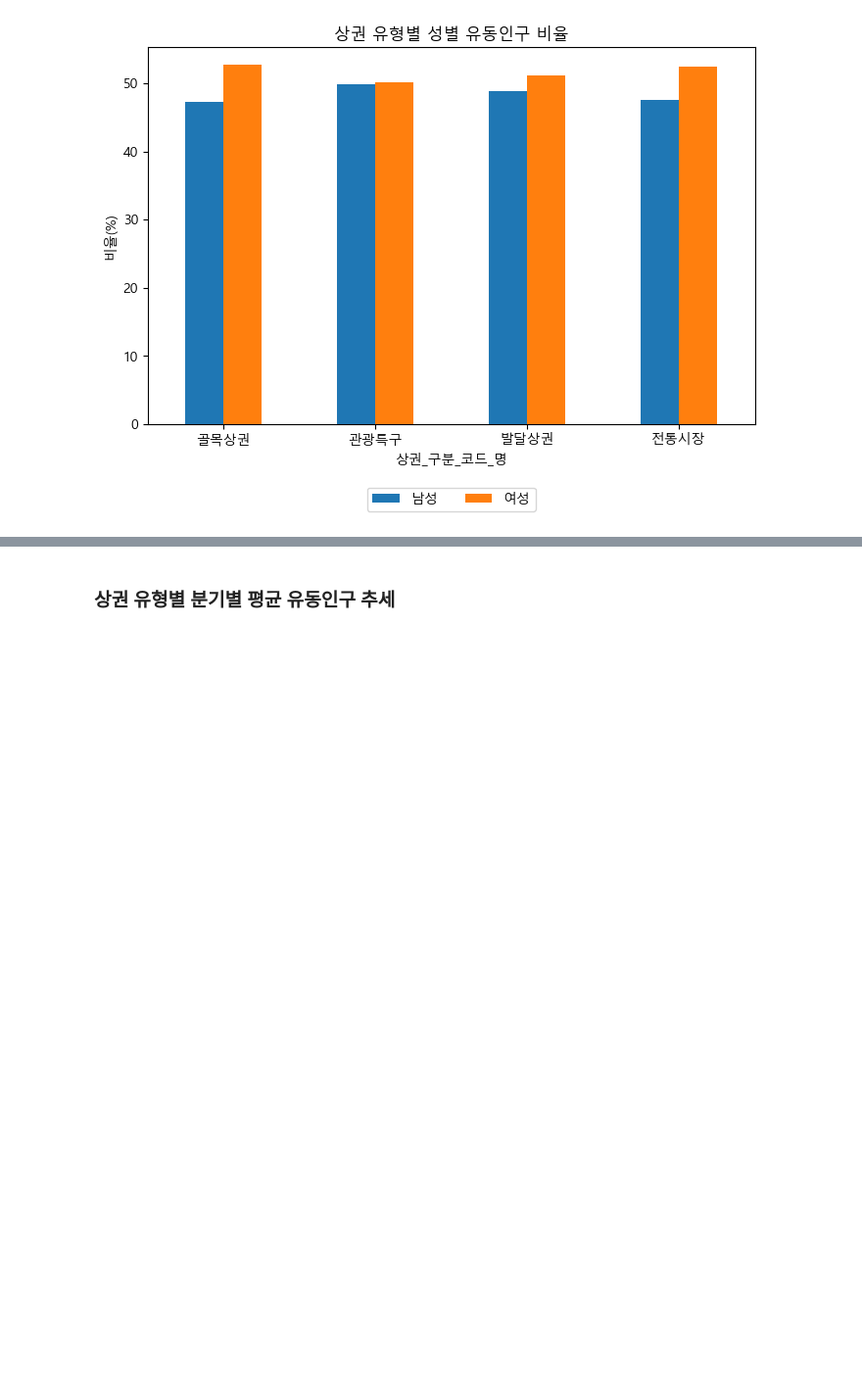
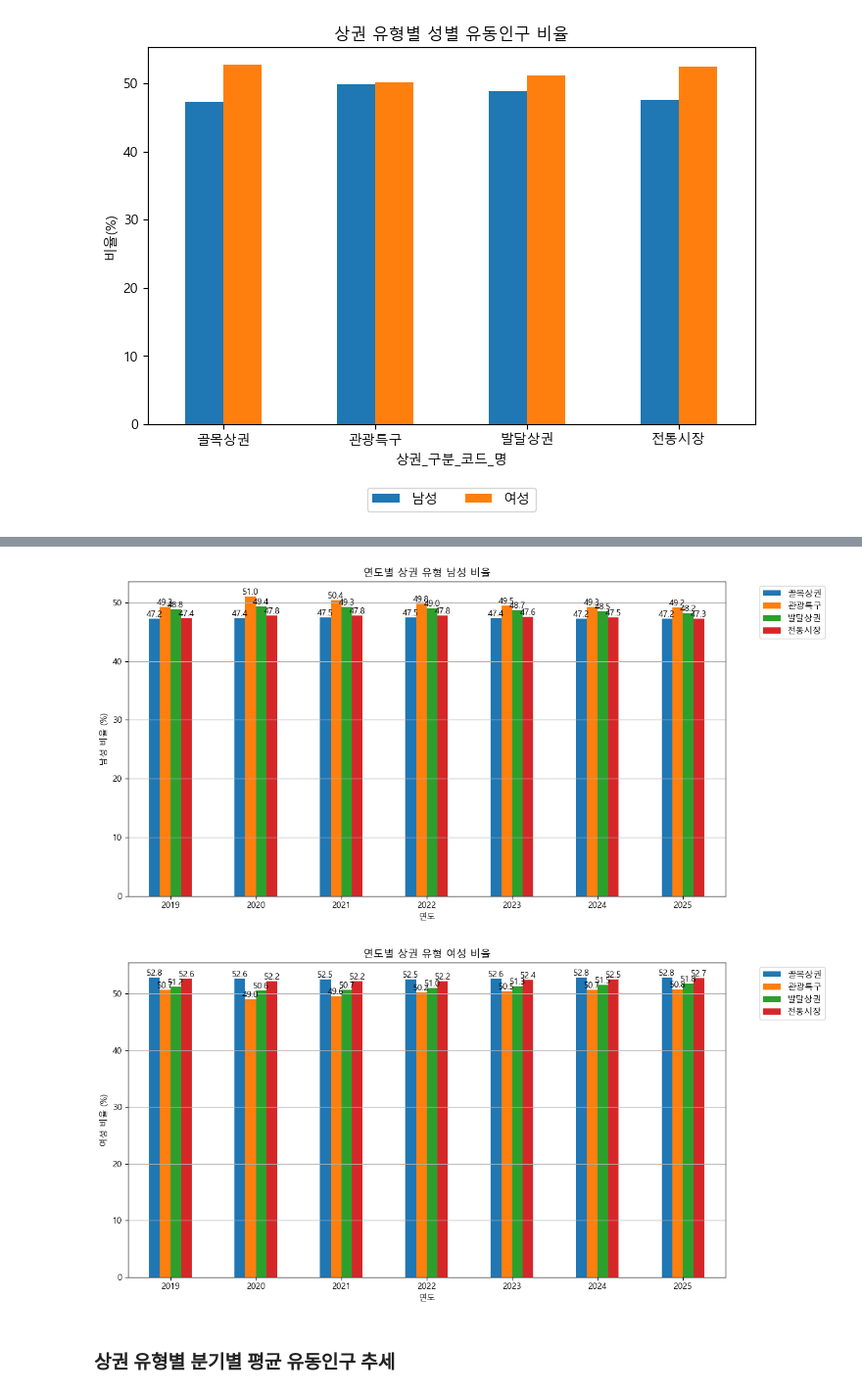
Before and after one commit to sonjiwoo-creator/seouldf, a Jupyter notebook: notebooks/jeongyeon_eda.ipynb, the cells around one changed output, grey strips where cells are left out. Shown at 98% size. Saved outputs shown, nothing was run; the diff lists cells and outputs as text; code cells hidden in the pictures; blank space fills up the shorter version.

```diff
--- a/notebooks/jeongyeon_eda.ipynb
+++ b/notebooks/jeongyeon_eda.ipynb
@@ -157,17 +163,2 @@ sns.histplot(df['log_유동인구'])
-# %%
-import pandas as pd
-import matplotlib.pyplot as plt
-import seaborn as sns
-
-# 성별 비율
-df['남성_비율'] = df['남성_유동인구_수'] / df['총_유동인구_수'] * 100
-df['여성_비율'] = df['여성_유동인구_수'] / df['총_유동인구_수'] * 100
-
-# 연령대 비율 (6개 컬럼)
-age_cols = ['연령대_10','연령대_20','연령대_30','연령대_40','연령대_50','연령대_60_이상']
-raw_cols = [f'{c}_유동인구_수' for c in age_cols]
-
-for c, r in zip(age_cols, raw_cols):
-    df[f'{c}_비율'] = df[r] / df['총_유동인구_수'] * 100
 # %%
 # 상권 유형별 성별 비율 평균
@@ -203,3 +227,47 @@ plt.show()
+# %%
+import matplotlib.pyplot as plt
+
+# 데이터 준비
+gender_year = df.groupby(['기준_년', '상권_구분_코드_명'])[['남성_비율', '여성_비율']].mean().round(1)
+
+male = gender_year['남성_비율'].unstack()
+female = gender_year['여성_비율'].unstack()
+
+# 남성
+ax = male.plot(kind='bar', figsize=(12,6))
+plt.title('연도별 상권 유형 남성 비율')
+plt.ylabel('남성 비율 (%)')
+plt.xlabel('연도')
+plt.xticks(rotation=0)
+plt.grid(axis='y')
+
+for container in ax.containers:
+    ax.bar_label(container, fmt='%.1f')
+
+plt.legend(bbox_to_anchor=(1.05, 1), loc='upper left')
+plt.tight_layout()
+
+
+plt.show()
+
+# 여성
+ax = female.plot(kind='bar', figsize=(12,6))
+plt.title('연도별 상권 유형 여성 비율')
+plt.ylabel('여성 비율 (%)')
+plt.xlabel('연도')
+plt.xticks(rotation=0)
+plt.grid(axis='y')
+
+for container in ax.containers:
+    ax.bar_label(container, fmt='%.1f')
+
+plt.legend(bbox_to_anchor=(1.05, 1), loc='upper left')
+plt.tight_layout()
+
+plt.show()
+# %% [output]
+[figure, added]
+[figure, added]
 # %% [markdown]
 ### 상권 유형별 분기별 평균 유동인구 추세
 # %%
```
Also changed, not shown: parts of 34 cells of this notebook.
